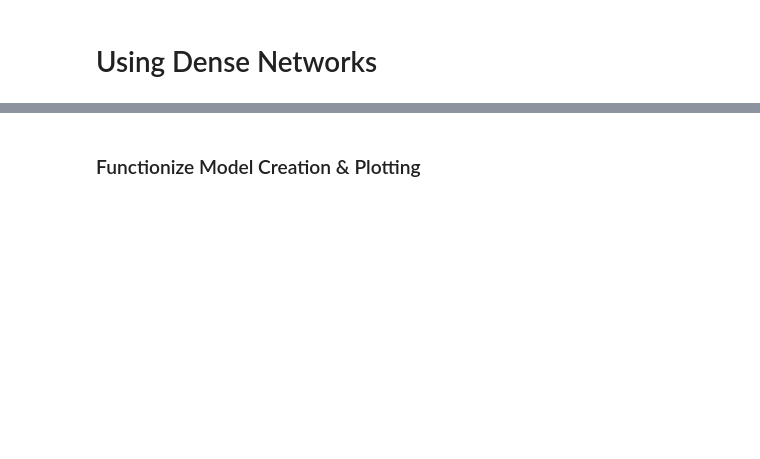
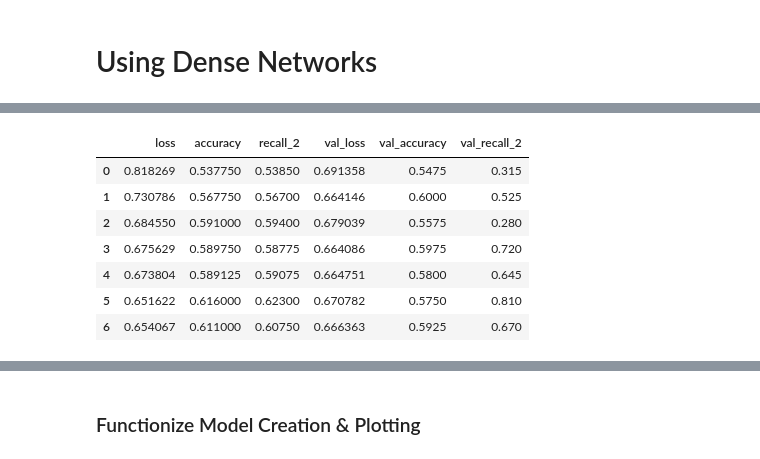
Before and after one commit to learn-co-curriculum/aug-ds-ft-2020-notebooks, a Jupyter notebook: topic42-tuning-neural-networks/sect_42_tuning_neural_networks-SG.ipynb, the cells around one changed output, grey strips where cells are left out. Cells and saved outputs as stored; diff of their text form; code cells hidden in the pictures; blank space fills up the shorter version.

```diff
--- a/topic42-tuning-neural-networks/sect_42_tuning_neural_networks-SG.ipynb
+++ b/topic42-tuning-neural-networks/sect_42_tuning_neural_networks-SG.ipynb
@@ -323,0 +362,6 @@ val_set_full = None
+# %%
+## UNROW IMAGES FOR SEQUENTIAL MODEL
+X_train_unrow = X_train.reshape(X_train.shape[0],-1 )
+X_test_unrow = X_test.reshape(X_test.shape[0],-1)
+X_val_unrow = X_val.reshape(X_val.shape[0],-1)
+X_train_unrow.shape
@@ -346,0 +446,12 @@ array([0., 1., 1., 0., 0.], dtype=float32)
+# %%
+history_df = pd.DataFrame(history.history)
+history_df
+# %% [output]
+|  | loss | accuracy | recall_2 | val_loss | val_accuracy | val_recall_2 |
+| 0 | 0.818269 | 0.537750 | 0.53850 | 0.691358 | 0.5475 | 0.315 |
+| 1 | 0.730786 | 0.567750 | 0.56700 | 0.664146 | 0.6000 | 0.525 |
+| 2 | 0.684550 | 0.591000 | 0.59400 | 0.679039 | 0.5575 | 0.280 |
+| 3 | 0.675629 | 0.589750 | 0.58775 | 0.664086 | 0.5975 | 0.720 |
+| 4 | 0.673804 | 0.589125 | 0.59075 | 0.664751 | 0.5800 | 0.645 |
+| 5 | 0.651622 | 0.616000 | 0.62300 | 0.670782 | 0.5750 | 0.810 |
+| 6 | 0.654067 | 0.611000 | 0.60750 | 0.666363 | 0.5925 | 0.670 |
```
Also changed, not shown: parts of 72 cells of this notebook, 1 other file.
